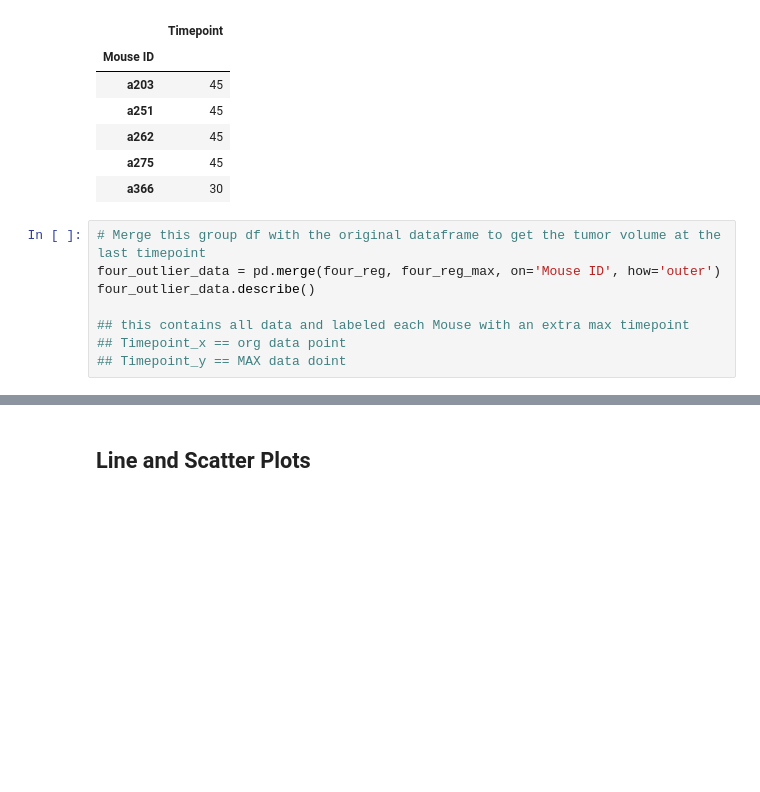
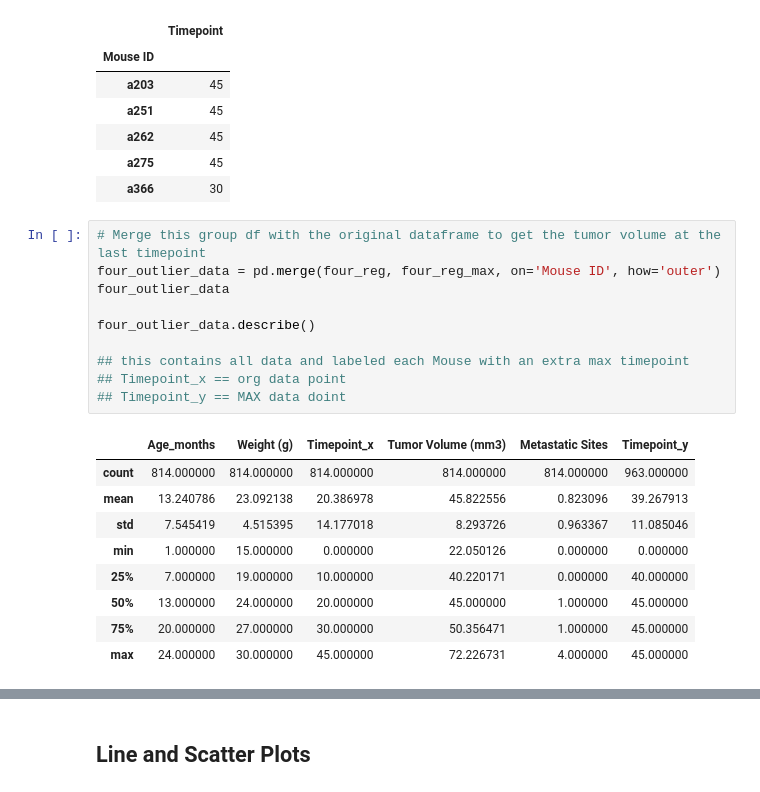
Before and after one commit to pasco27/matplotlib_homework, a Jupyter notebook: pymaceuticals_pascarella1.ipynb, the cells around one changed output, grey strips where cells are left out. Saved outputs shown, nothing was run; the diff lists cells and outputs as text; blank space fills up the shorter version.

```diff
--- a/pymaceuticals_pascarella1.ipynb
+++ b/pymaceuticals_pascarella1.ipynb
@@ -304,11 +306,23 @@ four_reg_max.head()
 # %%
 # Merge this group df with the original dataframe to get the tumor volume at the last timepoint
 four_outlier_data = pd.merge(four_reg, four_reg_max, on='Mouse ID', how='outer')
+four_outlier_data
+
 four_outlier_data.describe()
 
 ## this contains all data and labeled each Mouse with an extra max timepoint
 ## Timepoint_x == org data point
 ## Timepoint_y == MAX data doint
+# %% [output]
+|  | Age_months | Weight (g) | Timepoint_x | Tumor Volume (mm3) | Metastatic Sites | Timepoint_y |
+| count | 814.000000 | 814.000000 | 814.000000 | 814.000000 | 814.000000 | 963.000000 |
+| mean | 13.240786 | 23.092138 | 20.386978 | 45.822556 | 0.823096 | 39.267913 |
+| std | 7.545419 | 4.515395 | 14.177018 | 8.293726 | 0.963367 | 11.085046 |
+| min | 1.000000 | 15.000000 | 0.000000 | 22.050126 | 0.000000 | 0.000000 |
+| 25% | 7.000000 | 19.000000 | 10.000000 | 40.220171 | 0.000000 | 40.000000 |
+| 50% | 13.000000 | 24.000000 | 20.000000 | 45.000000 | 1.000000 | 45.000000 |
+| 75% | 20.000000 | 27.000000 | 30.000000 | 50.356471 | 1.000000 | 45.000000 |
+| max | 24.000000 | 30.000000 | 45.000000 | 72.226731 | 4.000000 | 45.000000 |
 # %%
 four_outlier_data_clean = four_outlier_data[four_outlier_data["Timepoint_x"]== four_outlier_data['Timepoint_y']]
 four_outlier_data_clean
```
Also changed, not shown: parts of 6 cells of this notebook.
